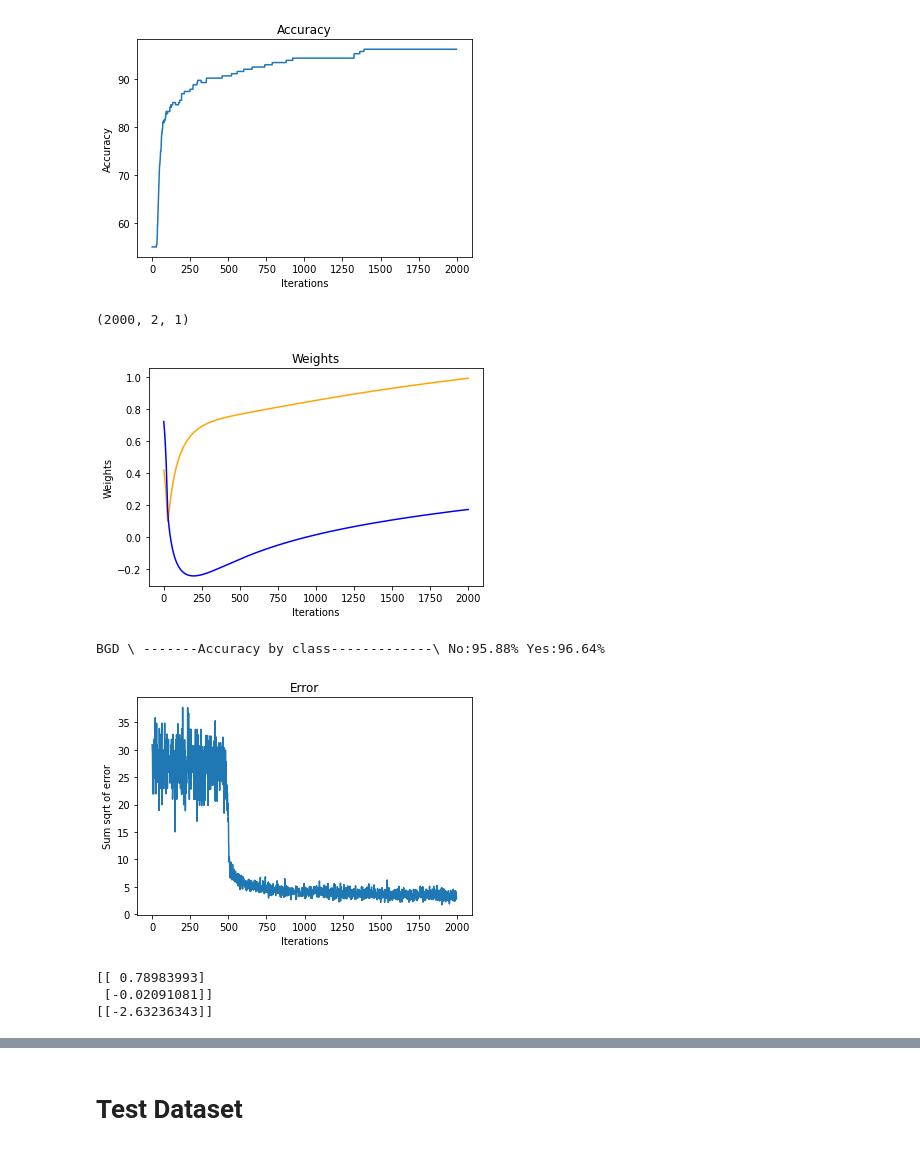
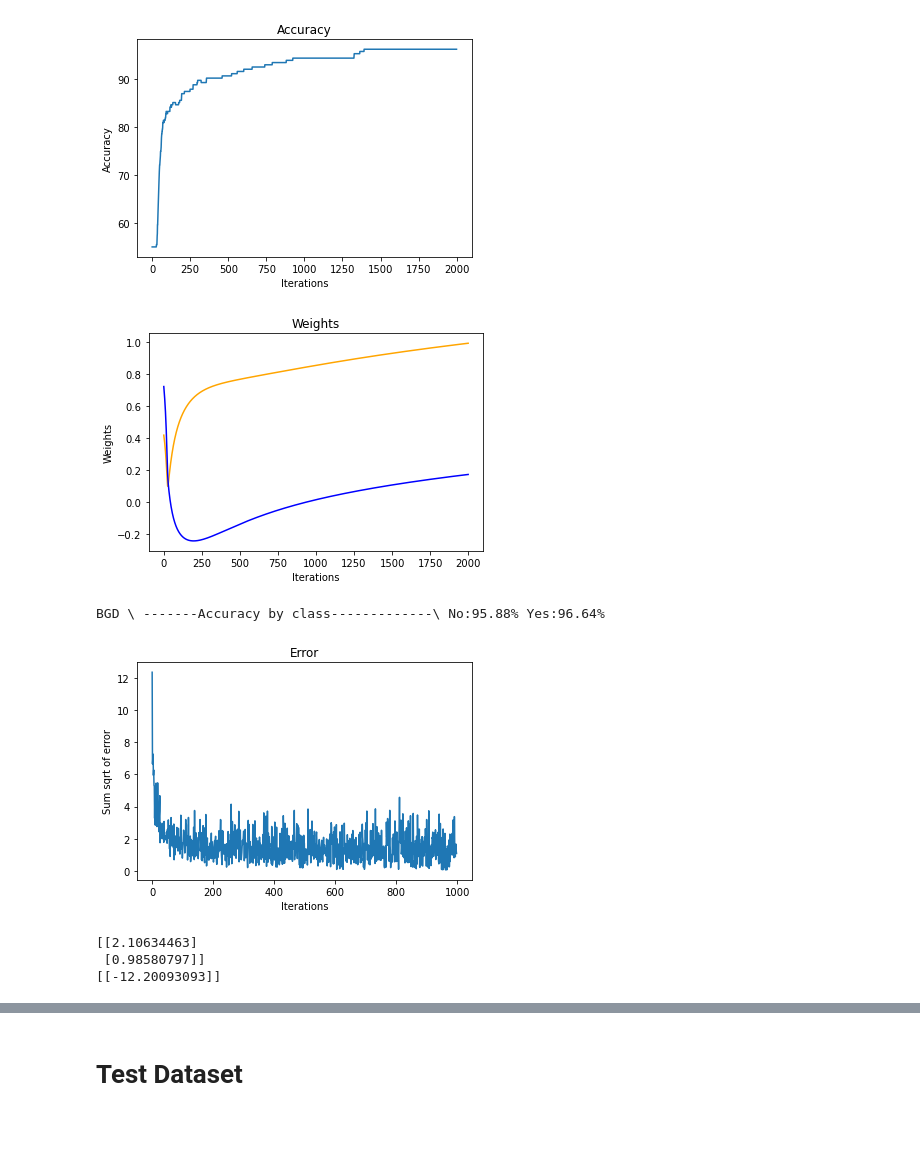
Before and after one commit to aibota1016/Perceptron, a Jupyter notebook: Perceptron.ipynb, the cells around one changed output, grey strips where cells are left out. Cells and saved outputs as stored; diff of their text form; code cells hidden in the pictures.

```diff
--- a/Perceptron.ipynb
+++ b/Perceptron.ipynb
@@ -112,11 +112,11 @@ def gradient_descent(num_iter, X_train, y_train, learning_rate):
         bias = bias - learning_rate * dB
         accur, acc_yes, acc_no = accuracy(y_train, A)
         acc.append(accur)
-    return error, W, acc, acc_yes, acc_no
+    return error, W, bias, acc, acc_yes, acc_no
 # %%
 learning_rate = 0.1
 num_iter = 2000
-error, W, acc, acc_yes, acc_no = gradient_descent(num_iter, X_train, y_train, learning_rate)
+error, W, bias, acc, acc_yes, acc_no = gradient_descent(num_iter, X_train, y_train, learning_rate)
 #Iteration vs Error plot
 itr = [i for i in range(num_iter)]
 plt.plot(itr, error)
@@ -147,7 +147,6 @@ plt.ylabel("Weights")
 plt.title("Weights")
 plt.show()
 # %% [output]
-(2000, 2, 1)
 [figure]
 # %%
 print("BGD \ -------Accuracy by class-------------\ No:{0:.2f}% Yes:{1:.2f}%".format(acc_no, acc_yes))
@@ -186,8 +185,8 @@ def SGD(train_data, epoch, learning_rate):
         A = sigmoid(Z)
         error += np.sum(np.square(sample_y - A))
         dZ = 2 * (A - sample_y) * (1 - A) * A
-        dW = (1/m) * np.dot(sample_x.T, dZ)
-        dB = (1/m) * np.sum(dZ)
+        dW = np.dot(sample_x.T, dZ)
+        dB = np.sum(dZ)
 
         weights = weights - learning_rate * dW
         bias = bias - learning_rate * dB
@@ -211,24 +210,25 @@ def SGD(train_data, epoch, learning_rate):
         acc_no = count_no / n_no * 100
     return error_history, W, bias, acc, acc_yes, acc_no
 # %%
-# learning_rate = 0.1
-epoch = 100000
+learning_rate = 0.1
+epoch = 50000
 error, W, bias, acc, acc_yes, acc_no = SGD(training_data, epoch, learning_rate)
 scaled_epoch = int(epoch/50-1) #reducing epoch value to align with the y-axis
+
 #Iteration vs Error plot
 itr = [i for i in range(scaled_epoch)]
 plt.plot(itr, error)
 plt.xlabel("Iterations")
 plt.ylabel("Sum sqrt of error")
 plt.title("Error")
 plt.show()
 print(W[-1])
 print(bias)
 # %% [output]
-[figure, old version]
+[figure, new version]
-[[ 0.78983993]
- [-0.02091081]]
-[[-2.63236343]]
+[[2.10634463]
+ [0.98580797]]
+[[-12.20093093]]
 # %%
 #Iteration vs Accuracy
 itr = [i for i in range(scaled_epoch)]
```
Also changed, not shown: parts of 7 cells of this notebook.
